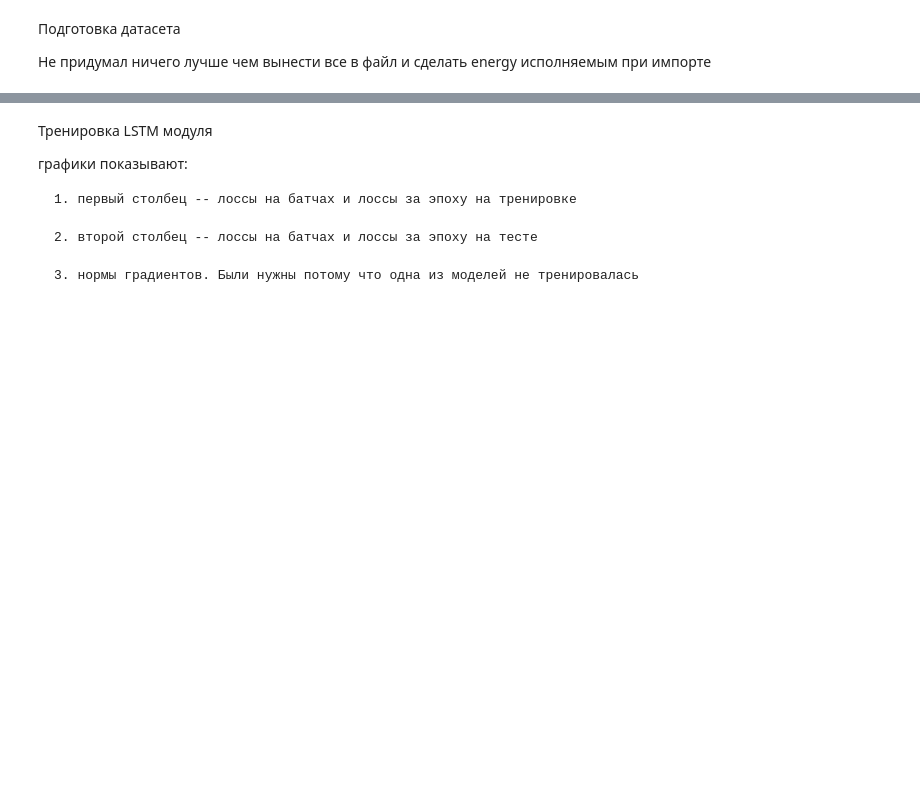
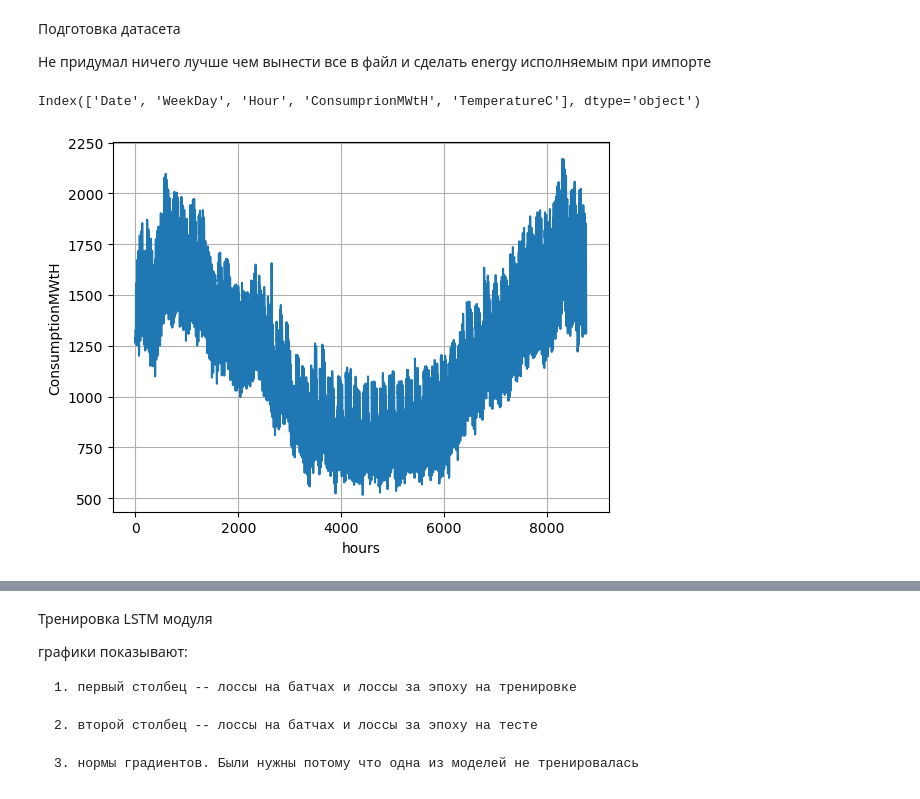
Before and after one commit to xxamxam/forecasting, a Jupyter notebook: main.ipynb, the cells around one changed output, grey strips where cells are left out. Saved outputs shown, nothing was run; the diff lists cells and outputs as text; code cells hidden in the pictures; blank space fills up the shorter version.

```diff
--- a/main.ipynb
+++ b/main.ipynb
@@ -40,6 +37,18 @@ ________________________________________________________________________________
 Подготовка датасета
 
 Не придумал ничего лучше чем вынести все в файл и сделать energy исполняемым при импорте
+# %%
+PATH = "./EnergyConsumption.xls"
+df = pd.read_excel(PATH)
+print(df.columns)
+plt.plot(df['ConsumprionMWtH'])
+plt.grid()
+plt.xlabel('hours')
+plt.ylabel('ConsumptionMWtH')
+plt.show()
+# %% [output]
+Index(['Date', 'WeekDay', 'Hour', 'ConsumprionMWtH', 'TemperatureC'], dtype='object')
+[figure, added]
 # %%
 import code_folder.Energy_dataset_preparer as energy
 energy = reload(energy)
```
Also changed, not shown: parts of 5 cells of this notebook, 2 other files.
